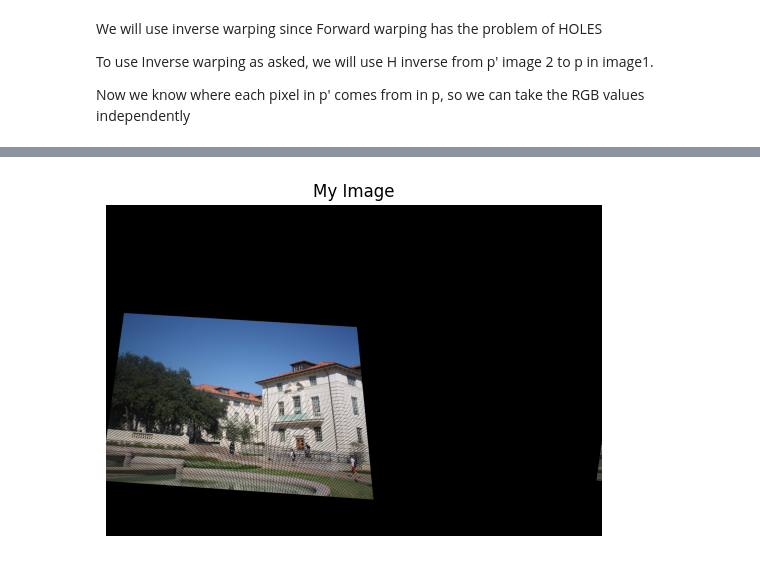
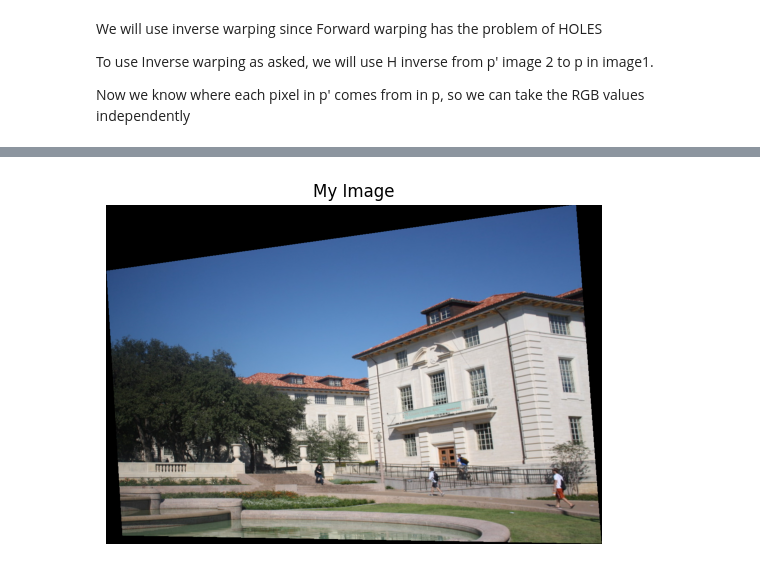
Before and after one commit to shadyalattarr/CV_Assignment_2, a Jupyter notebook: part_2.ipynb, the cells around one changed output, grey strips where cells are left out. Drawn from its saved outputs; the diff is of its cells as text; code cells hidden in the pictures.

```diff
--- a/part_2.ipynb
+++ b/part_2.ipynb
@@ -416,14 +442,3 @@ def inverse_warping(H,input_image):
                     output_image[y_out, x_out,channel] = 0  # black (nn since it started out empty but just in case ig)
 
     return output_image
-# %%
-output = inverse_warping(H,image1)
-
-# Convert BGR to RGB for correct color display in matplotlib
-#image_rgb = cv.cvtColor(output, cv.COLOR_BGR2RGB)
-
-plt.imshow(output)
-plt.title("My Image")
-plt.axis('off')  # Hide axes
-plt.show()
-#plt.imshow(output.astype(np.uint8))
@@ -466,16 +465,28 @@ def forward(H,image):
 # %%
-new_image = forward(H,image1)
+# new_image = forward(H,image1)
 
-# Convert BGR to RGB for correct color display in matplotlib
-image_rgb = cv.cvtColor(new_image, cv.COLOR_BGR2RGB)
+# # Convert BGR to RGB for correct color display in matplotlib
+# image_rgb = cv.cvtColor(new_image, cv.COLOR_BGR2RGB)
 
-plt.imshow(image_rgb)
-plt.title("My Image")
-plt.axis('off')  # Hide axes
-plt.show()
+# plt.imshow(image_rgb)
+# plt.title("My Image")
+# plt.axis('off')  # Hide axes
+# plt.show()
-# %% [output]
-[figure, removed]
 # %%
-def warp(homohraphy_matrix, image):
-    pass
+def warp(H, image):
+    output = inverse_warping(H,image)
+    output = np.clip(output, 0, 255).astype(np.uint8)
+    # Convert BGR to RGB for correct color display in matplotlib
+    image_rgb = cv.cvtColor(output, cv.COLOR_BGR2RGB)
+
+    plt.imshow(image_rgb)
+    plt.title("My Image")
+    plt.axis('off')  # Hide axes
+    plt.show()
+    #plt.imshow(output.astype(np.uint8))
     # return new image that is warp of the input image using H
+    return output
+# %%
+output = warp(H,image1)
+# %% [output]
+[figure, added]
```
Also changed, not shown: parts of 10 cells of this notebook.
